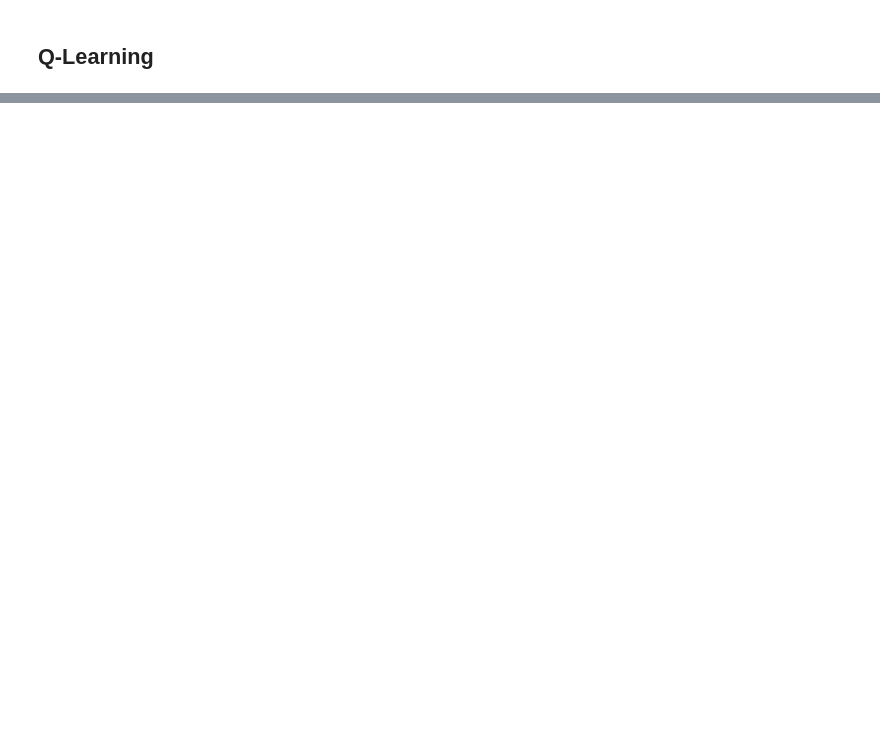
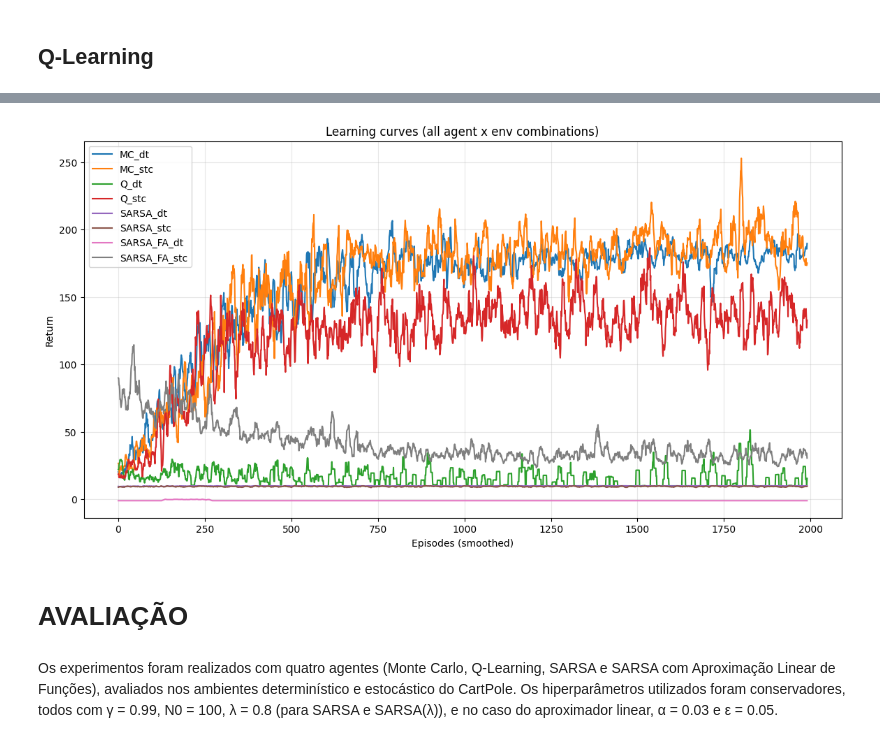
Before and after one commit to GSSonoda/mo436_rl_carpole, a Jupyter notebook: main.ipynb, the cells around one changed output, grey strips where cells are left out. Saved outputs shown, nothing was run; the diff lists cells and outputs as text; code cells hidden in the pictures; blank space fills up the shorter version.

Commit message:
add linear aproximator

```diff
--- a/main.ipynb
+++ b/main.ipynb
@@ -282,0 +274,3 @@ NameError: name 'lambdas' is not defined
+# %%
+sarsa_dt = SarsaLambdaAgent(N_ACTIONS, gamma=GAMMA, N0=N0, lam=LAM)
+sarsa_stc = SarsaLambdaAgent(N_ACTIONS, gamma=GAMMA, N0=N0, lam=LAM)
@@ -282,0 +320,7 @@ NameError: name 'lambdas' is not defined
+# %%
+# Parâmetros SARSA LINEAR Approximator
+N_FEATURES = 4
+ALPHA = 0.03
+GAMMA = 0.99
+LAM = 0.8
+EPSILON = 0.05
@@ -282,0 +413,24 @@ NameError: name 'lambdas' is not defined
+# %%
+grid = [
+    # (label, trainer_class, agent_instance, env_instance, episodes, max_steps)
+    # Monte Carlo -> discrete only
+    ("MC_dt", MonteCarloTrainer, mc_dt, env_dt, 2000, 1000),
+    ("MC_stc", MonteCarloTrainer, mc_stc, env_stc, 2000, 1000),
+    # Q-learning (tabular) -> discrete only
+    ("Q_dt", QLearningTrainer, qlearning_dt, env_dt, 2000, 1000),
+    ("Q_stc", QLearningTrainer, qlearning_stc, env_stc, 2000, 1000),
+    # SARSA tabular -> discrete
+    ("SARSA_dt", SarsaTabularTrainer, sarsa_dt, env_dt, 2000, 1000),
+    ("SARSA_stc", SarsaTabularTrainer, sarsa_stc, env_stc, 2000, 1000),
+    # SARSA with function approximation -> continuous envs only
+    ("SARSA_FA_dt", SarsaFATrainer, sarsa_fa_dt, env_cont_dt, 2000, 1000),
+    ("SARSA_FA_stc", SarsaFATrainer, sarsa_fa_stc, env_cont_stc, 2000, 1000),
+]
+# %%
+results = {}
+for label, TrainerCls, agent, env, episodes, max_steps in grid:
+    print(f"Training {label} ({TrainerCls.__name__}) on env {env.__class__.__name__} for {episodes} episodes...")
+    trainer = TrainerCls(agent, env, max_episodes=episodes, max_steps=max_steps)
+    rewards = trainer.train()
+    results[label] = rewards
+    print(f" -> done. Last return: {rewards[-1] if len(rewards)>0 else None}")
@@ -282,0 +454,17 @@ NameError: name 'lambdas' is not defined
+# %%
+plt.figure(figsize=(14,7))
+for label, rewards in results.items():
+    smooth = np.convolve(rewards, np.ones(10)/10, mode='valid') if len(rewards)>=10 else rewards
+    plt.plot(smooth, label=label)
+plt.xlabel("Episodes (smoothed)")
+plt.ylabel("Return")
+plt.legend()
+plt.title("Learning curves (all agent x env combinations)")
+plt.grid(alpha=0.3)
+plt.show()
+# %% [output]
+[figure, added]
+# %% [markdown]
+# AVALIAÇÃO
+# %% [markdown]
+Os experimentos foram realizados com quatro agentes (Monte Carlo, Q-Learning, SARSA e SARSA com Aproximação Linear de Funções), avaliados nos ambientes determinístico e estocástico do CartPole. Os hiperparâmetros utilizados foram conservadores, todos com γ = 0.99, N0 = 100, λ = 0.8 (para SARSA e SARSA(λ)), e no caso do aproximador linear, α = 0.03 e ε = 0.05.
```
Also changed, not shown: parts of 32 cells of this notebook, 2 other files.
